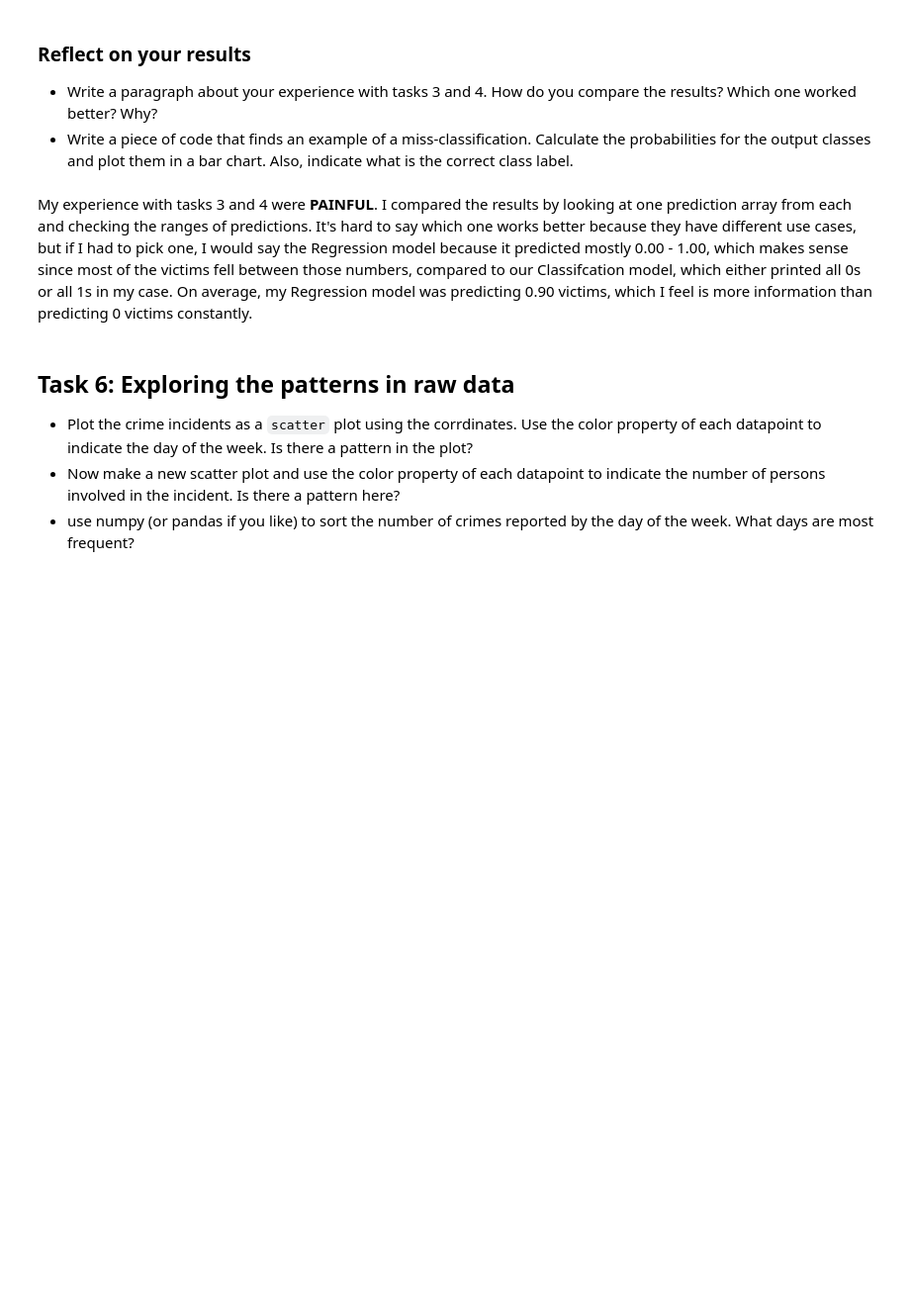
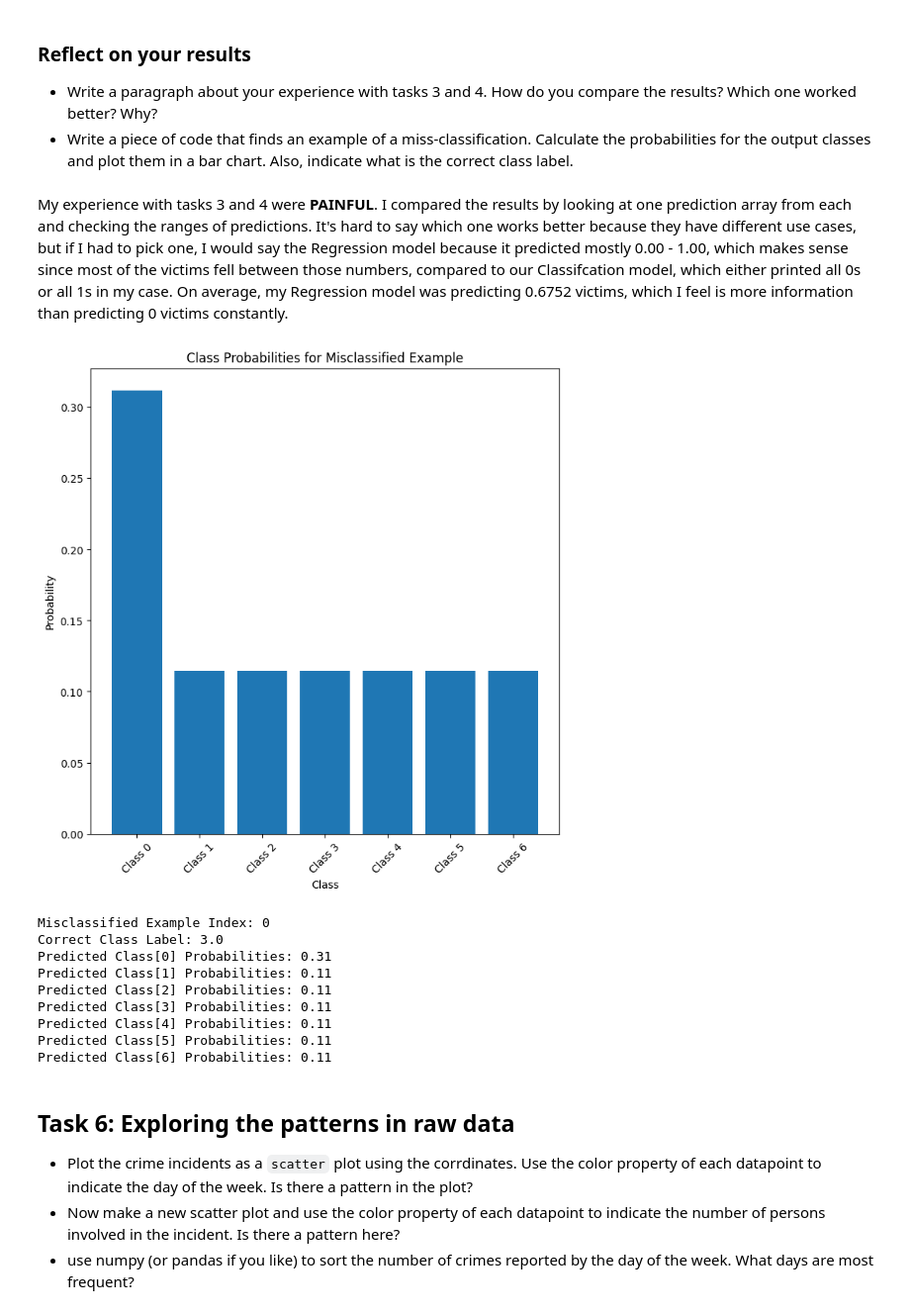
Before and after one commit to Banhana/AppliedMachineLearning, a Jupyter notebook: HW2/Crime-Stats-Project.ipynb, the cells around one changed output. Shown at 99% size. Drawn from its saved outputs; the diff is of its cells as text; code cells hidden in the pictures; blank space fills up the shorter version.

Commit message:
finished Task 5

```diff
--- a/HW2/Crime-Stats-Project.ipynb
+++ b/HW2/Crime-Stats-Project.ipynb
@@ -275,6 +275,15 @@ for epoch in range(num_epochs):
 
         # Every 500 iterations
         if iter % 500 == 0:
+            images = images.view(batch_size, -1).requires_grad_()
+            # print(images.shape, labels.shape)
+
+            # Forward pass only to get logits/output
+            outputs = model(images) # Only printing 1s?
+
+            # Get predictions
+            predicted = outputs.data
+
             # Calculate Accuracy
             correct = 0
             total = 0
@@ -284,4 +293,5 @@ for epoch in range(num_epochs):
 
             # Print Loss
             print('Iteration: {}. Loss: {}. MSE: {}'.format(iter, loss.item(), mse))
+print("Regression Prediction:", prediction.squeeze())
 # %% [output]
@@ -442,7 +455,63 @@ Iteration: 3000. Loss: 1.8454220294952393. Accuracy: 49.33333206176758
 * Write a paragraph about your experience with tasks 3 and 4. How do you compare the results? Which one worked better? Why?
 * Write a piece of code that finds an example of a  miss-classification. Calculate the probabilities for the output classes and plot them in a bar chart. Also, indicate what is the correct class label.
 # %% [markdown]
-My experience with tasks 3 and 4 were **PAINFUL**. I compared the results by looking at one prediction array from each and checking the ranges of predictions. It's hard to say which one works better because they have different use cases, but if I had to pick one, I would say the Regression model because it predicted mostly 0.00 - 1.00, which makes sense since most of the victims fell between those numbers, compared to our Classifcation model, which either printed all 0s or all 1s in my case. On average, my Regression model was predicting 0.90 victims, which I feel is more information than predicting 0 victims constantly.
+My experience with tasks 3 and 4 were **PAINFUL**. I compared the results by looking at one prediction array from each and checking the ranges of predictions. It's hard to say which one works better because they have different use cases, but if I had to pick one, I would say the Regression model because it predicted mostly 0.00 - 1.00, which makes sense since most of the victims fell between those numbers, compared to our Classifcation model, which either printed all 0s or all 1s in my case. On average, my Regression model was predicting 0.6752 victims, which I feel is more information than predicting 0 victims constantly.
+# %%
+for epoch in range(num_epochs):
+    for i, (images, labels) in enumerate(train_loader):
+        optimizer.zero_grad()
+        prediction = model(images)
+        loss = loss_function(prediction, labels.long())
+        loss.backward()
+        optimizer.step()
+
+# Find a misclassified example and calculate probabilities
+misclassified_idx = -1  # Initialize with an invalid index
+
+with torch.no_grad():
+    for i, (inputs, labels) in enumerate(test_loader):
+        outputs = model(inputs)
+        _, predicted = torch.max(outputs.data, dim=1)  # Get the class with the highest probability
+
+        misclassified = (predicted != labels)
+        misclassified_idx = misclassified.nonzero()
+
+        if misclassified_idx.numel() > 0:
+            misclassified_idx = misclassified_idx[0].item()  # Get the first misclassified example
+            break
+
+# Get the correct class label for the misclassified example
+correct_class_label = Y_test[misclassified_idx].item()
+
+# Get the predicted class probabilities
+probs = torch.softmax(outputs[misclassified_idx], dim=0).tolist()
+
+# Plot the predicted probabilities in a bar chart
+class_names = [f"Class {i}" for i in range(7)]  # Modify as needed based on your classes
+
+plt.figure(figsize=(8, 8))
+plt.bar(class_names, probs)
+plt.xlabel('Class')
+plt.ylabel('Probability')
+plt.title('Class Probabilities for Misclassified Example')
+plt.xticks(rotation=45)
+plt.show()
+
+print(f"Misclassified Example Index: {misclassified_idx}")
+print(f"Correct Class Label: {correct_class_label}")
+probability = [f"Predicted Class[{i}] Probabilities: {probs[i]:.2f}" for i in range(7)]
+print('\n'.join(probability))
+# %% [output]
+[figure, added]
+Misclassified Example Index: 0
+Correct Class Label: 3.0
+Predicted Class[0] Probabilities: 0.31
+Predicted Class[1] Probabilities: 0.11
+Predicted Class[2] Probabilities: 0.11
+Predicted Class[3] Probabilities: 0.11
+Predicted Class[4] Probabilities: 0.11
+Predicted Class[5] Probabilities: 0.11
+Predicted Class[6] Probabilities: 0.11
 # %% [markdown]
 ## Task 6: Exploring the patterns in raw data
 
```
Also changed, not shown: parts of 4 cells of this notebook.
